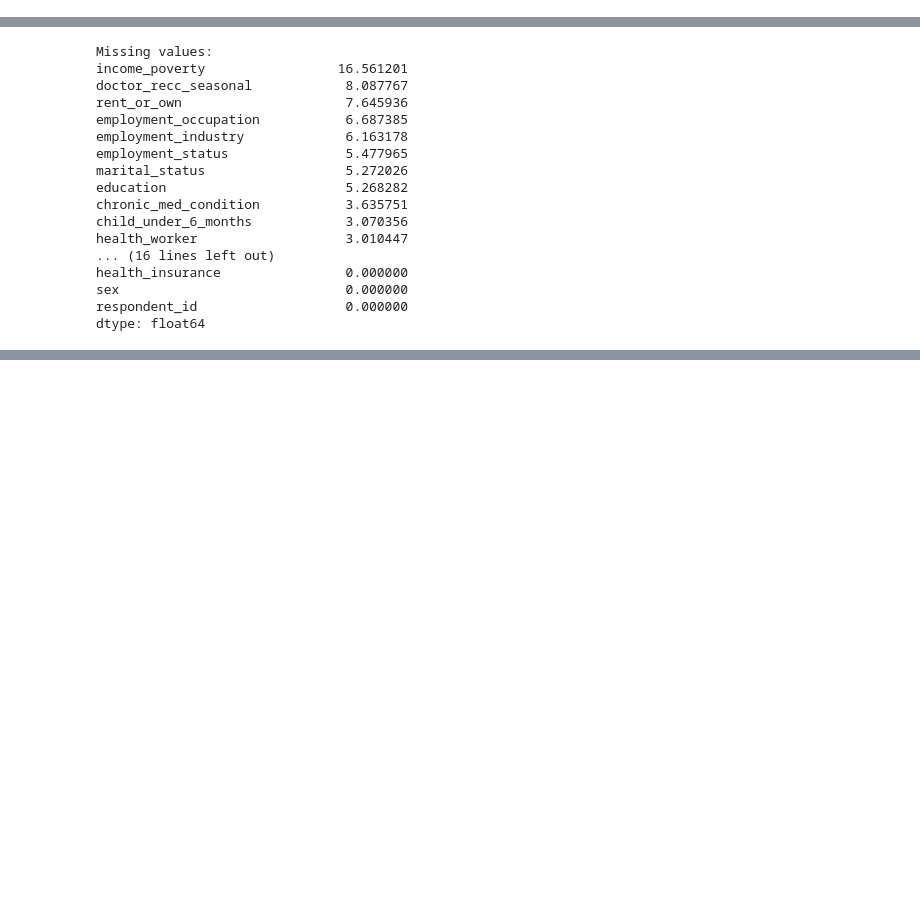
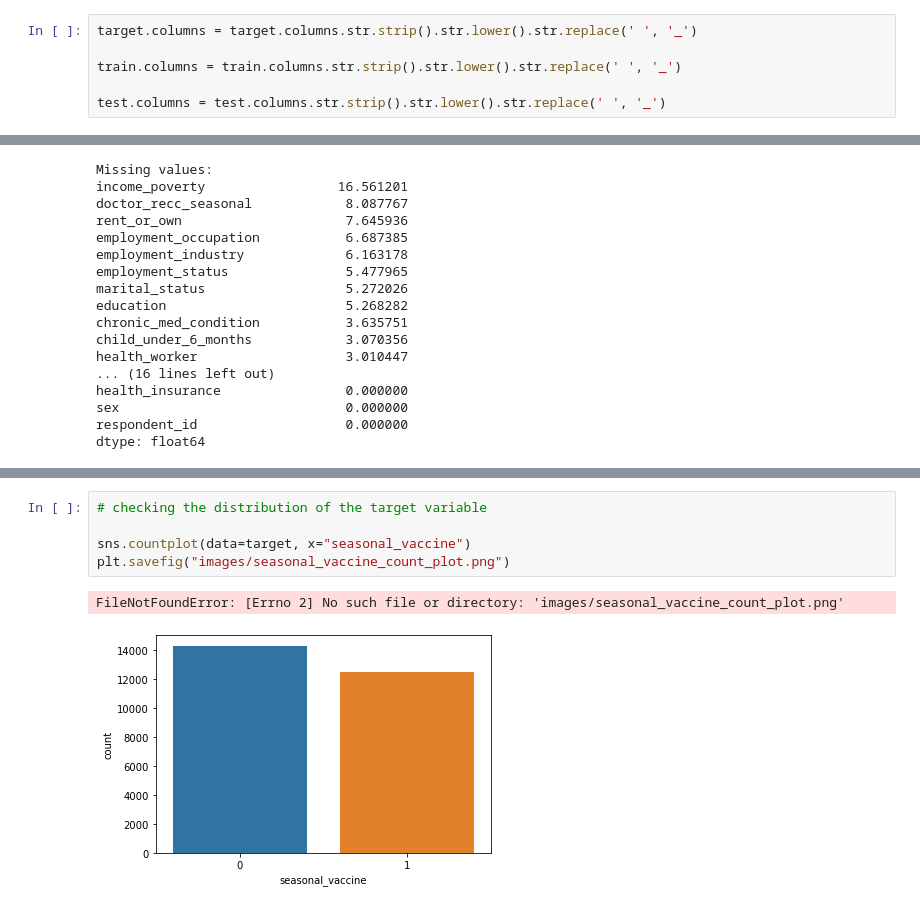
Before and after one commit to Collz472/Phase_3_Project_Colleta, a Jupyter notebook: Phase3_project.ipynb, the cells around one changed output, grey strips where cells are left out. Drawn from its saved outputs; the diff is of its cells as text; blank space fills up the shorter version.

```diff
--- a/Phase3_project.ipynb
+++ b/Phase3_project.ipynb
@@ -207,3 +274,9 @@ Index(['respondent_id', 'h1n1_concern', 'h1n1_knowledge',
+# %%
+target.columns = target.columns.str.strip().str.lower().str.replace(' ', '_')
+
+train.columns = train.columns.str.strip().str.lower().str.replace(' ', '_')
+
+test.columns = test.columns.str.strip().str.lower().str.replace(' ', '_')
 # %% [markdown]
 ### **Remove Unnecessary Columns**
 
@@ -356,0 +505,8 @@ dtype: float64
+# %%
+# checking the distribution of the target variable
+
+sns.countplot(data=target, x="seasonal_vaccine")
+plt.savefig("images/seasonal_vaccine_count_plot.png")
+# %% [output]
+FileNotFoundError: [Errno 2] No such file or directory: 'images/seasonal_vaccine_count_plot.png'
+[figure, added]
```
Also changed, not shown: parts of 23 cells of this notebook.
